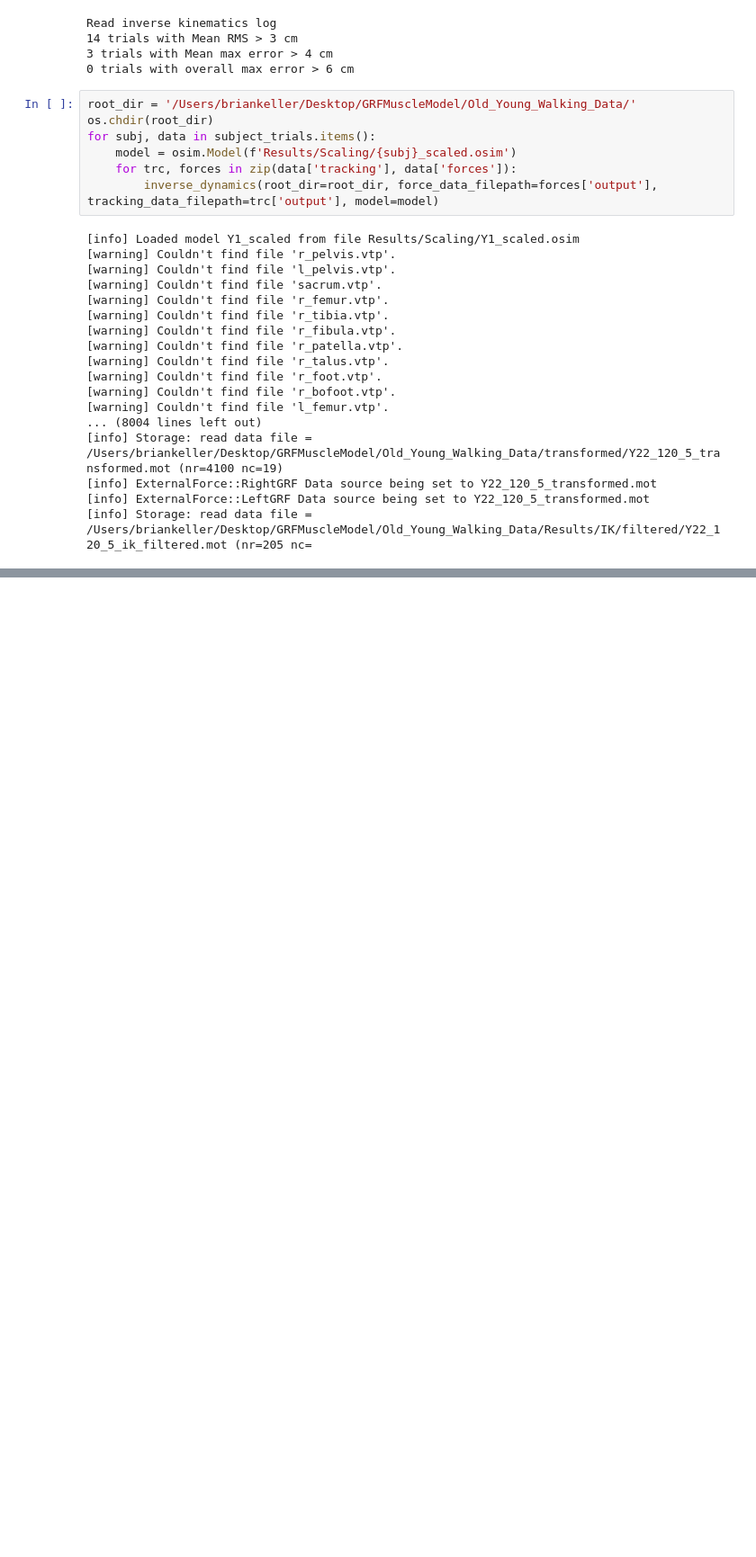
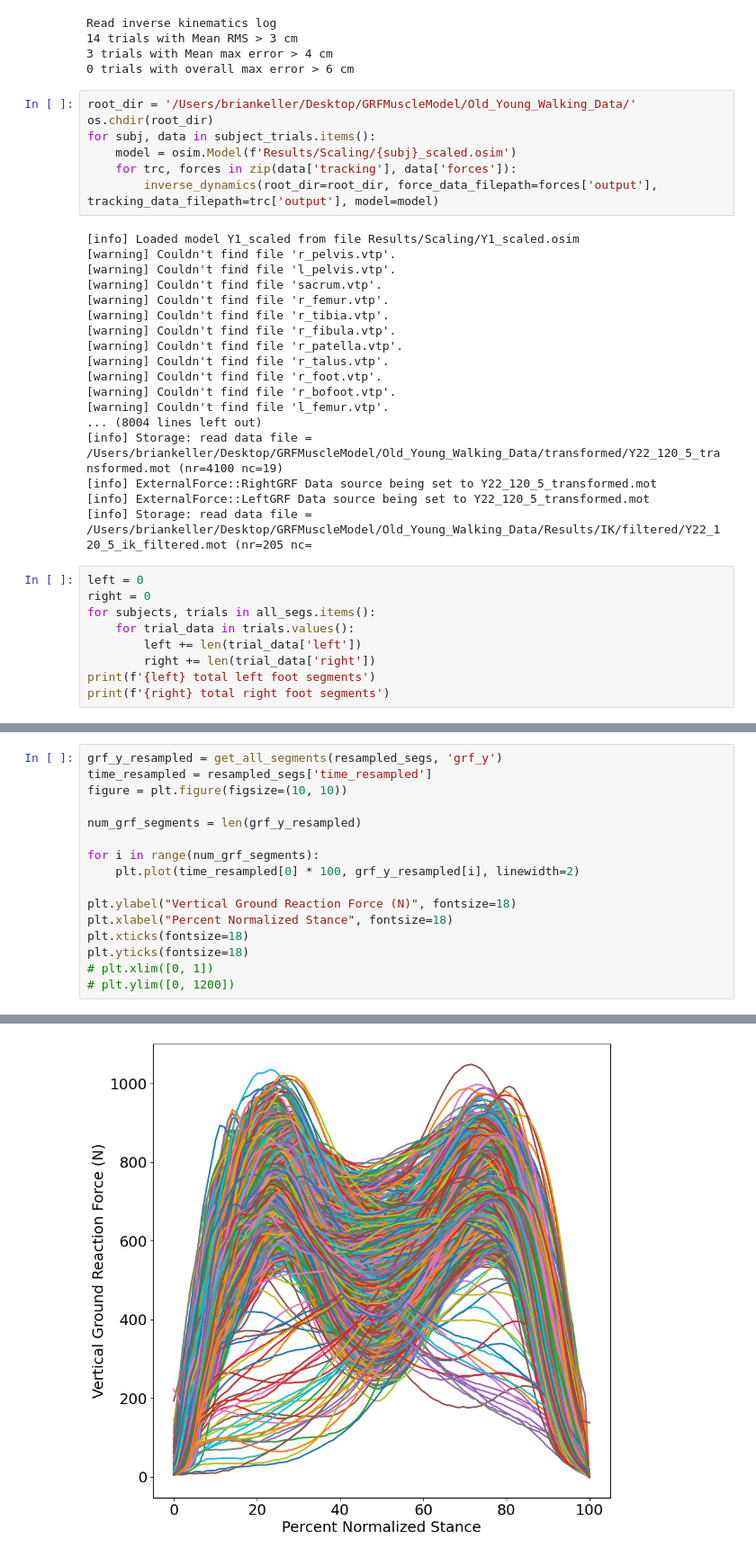
Before and after one commit to anth0nyhle/GRFMuscleModel, a Jupyter notebook: OA_Scripts/Y_BatchProcessing.ipynb, the cells around one changed output, grey strips where cells are left out. Shown at 90% size. Saved outputs shown, nothing was run; the diff lists cells and outputs as text; blank space fills up the shorter version.

Commit message:
Batch processed young adult Silder data

```diff
--- a/OA_Scripts/Y_BatchProcessing.ipynb
+++ b/OA_Scripts/Y_BatchProcessing.ipynb
@@ -169,3 +169,12 @@ for subj, data in subject_trials.items():
 [info] ExternalForce::RightGRF Data source being set to Y22_120_5_transformed.mot
 [info] ExternalForce::LeftGRF Data source being set to Y22_120_5_transformed.mot
 [info] Storage: read data file = /Users/briankeller/Desktop/GRFMuscleModel/Old_Young_Walking_Data/Results/IK/filtered/Y22_120_5_ik_filtered.mot (nr=205 nc=
+# %%
+left = 0
+right = 0
+for subjects, trials in all_segs.items():
+    for trial_data in trials.values():
+        left += len(trial_data['left'])
+        right += len(trial_data['right'])
+print(f'{left} total left foot segments')
+print(f'{right} total right foot segments')
@@ -171,0 +425,17 @@ for subj, data in subject_trials.items():
+# %%
+grf_y_resampled = get_all_segments(resampled_segs, 'grf_y')
+time_resampled = resampled_segs['time_resampled']
+figure = plt.figure(figsize=(10, 10))
+
+num_grf_segments = len(grf_y_resampled)
+
+for i in range(num_grf_segments):
+    plt.plot(time_resampled[0] * 100, grf_y_resampled[i], linewidth=2)
+
+plt.ylabel("Vertical Ground Reaction Force (N)", fontsize=18)
+plt.xlabel("Percent Normalized Stance", fontsize=18)
+plt.xticks(fontsize=18)
+plt.yticks(fontsize=18)
+# plt.xlim([0, 1])
+# plt.ylim([0, 1200])
+# %% [output]
@@ -171,0 +451 @@ for subj, data in subject_trials.items():
+[figure, added]
```
Also changed, not shown: parts of 7 cells of this notebook, 6 other files.
